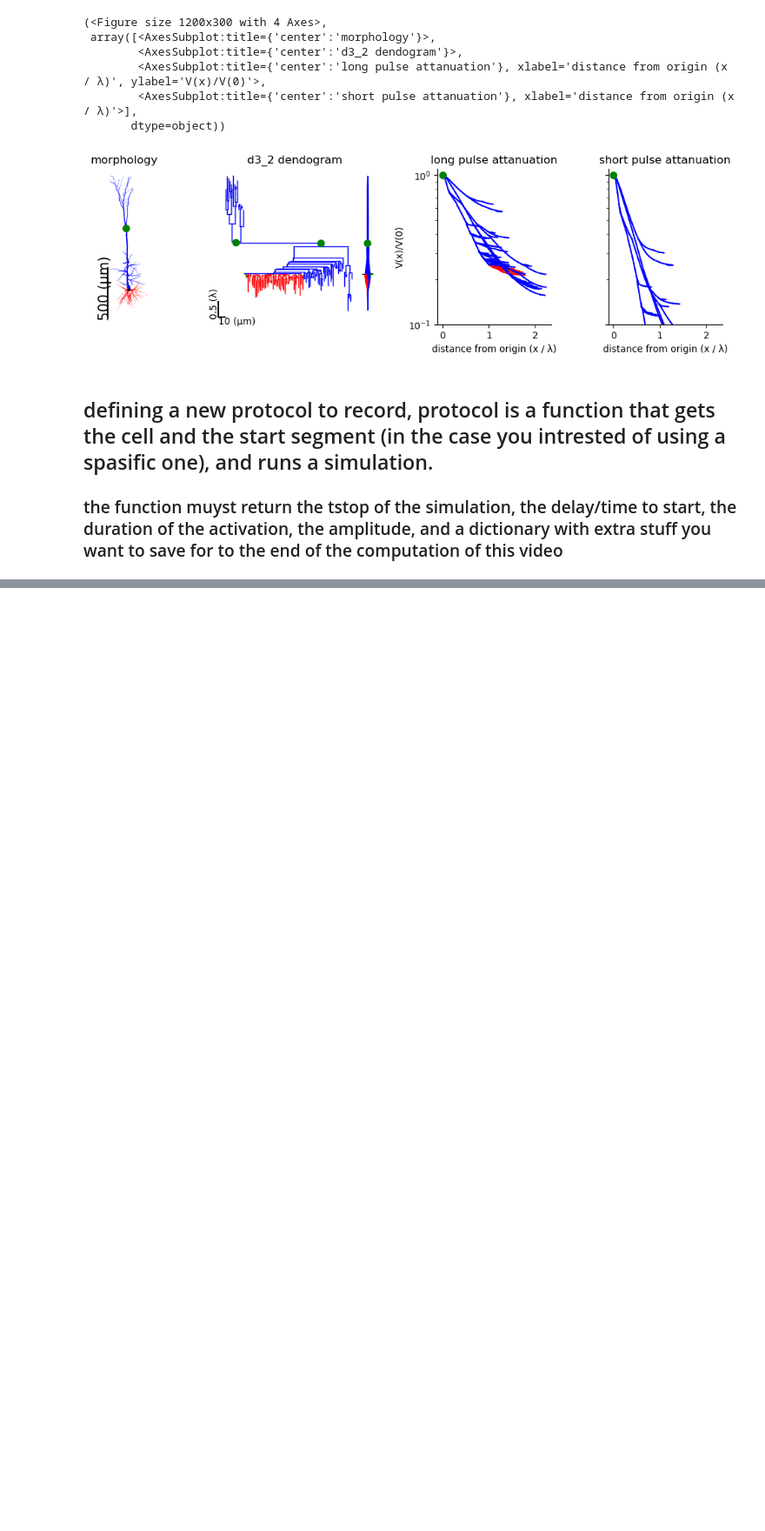
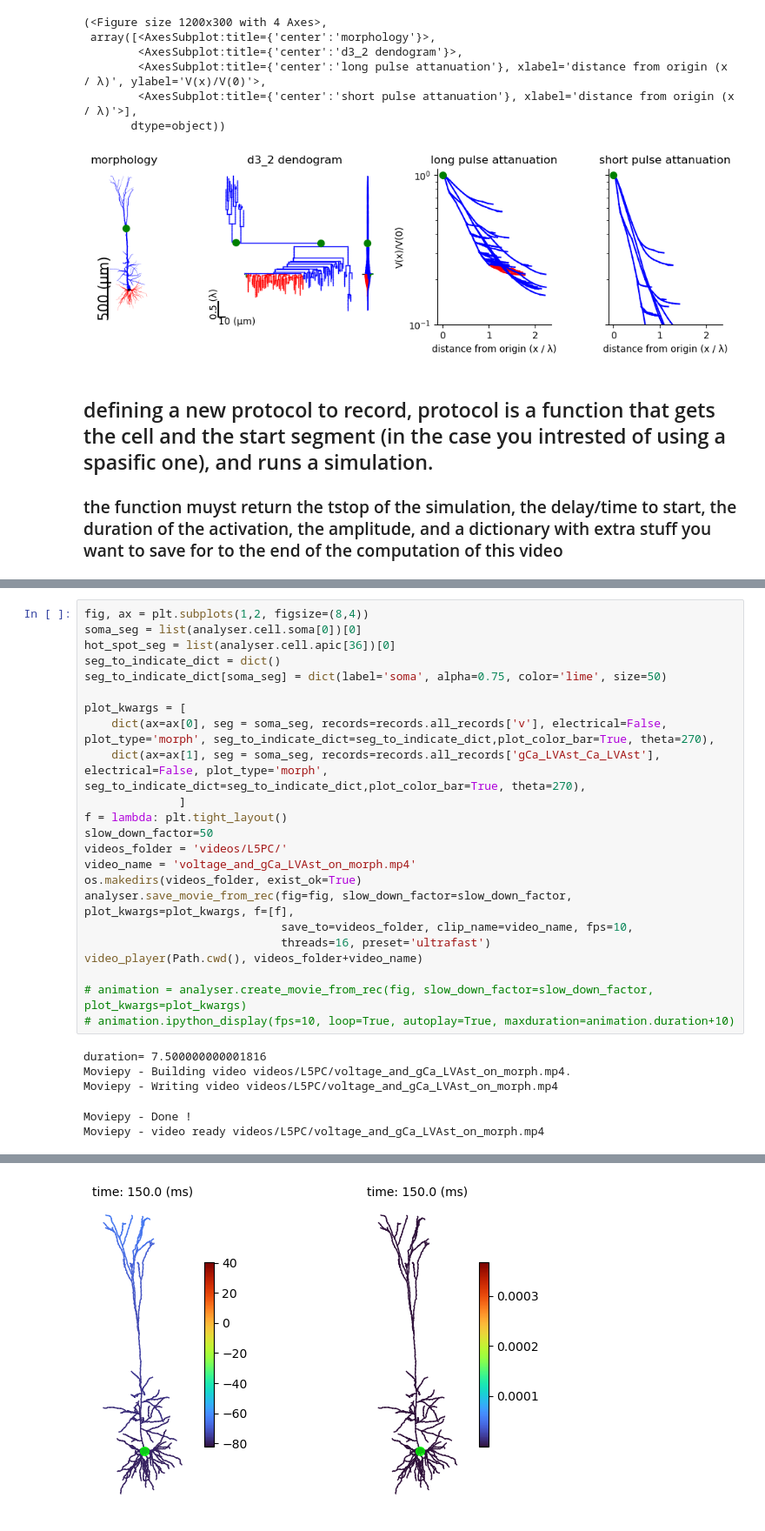
Before and after one commit to YoniLeibner/Neuron_analysis_tool, a Jupyter notebook: Neuron_analysis_tool/example-L5pc.ipynb, the cells around one changed output, grey strips where cells are left out. Shown at 87% size. Cells and saved outputs as stored; diff of their text form; blank space fills up the shorter version.

```diff
--- a/Neuron_analysis_tool/example-L5pc.ipynb
+++ b/Neuron_analysis_tool/example-L5pc.ipynb
@@ -160,0 +139,29 @@ Moviepy - video ready __temp__.mp4
+# %%
+fig, ax = plt.subplots(1,2, figsize=(8,4))
+soma_seg = list(analyser.cell.soma[0])[0]
+hot_spot_seg = list(analyser.cell.apic[36])[0]
+seg_to_indicate_dict = dict()
+seg_to_indicate_dict[soma_seg] = dict(label='soma', alpha=0.75, color='lime', size=50)
+
+plot_kwargs = [
+    dict(ax=ax[0], seg = soma_seg, records=records.all_records['v'], electrical=False, plot_type='morph', seg_to_indicate_dict=seg_to_indicate_dict,plot_color_bar=True, theta=270),
+    dict(ax=ax[1], seg = soma_seg, records=records.all_records['gCa_LVAst_Ca_LVAst'], electrical=False, plot_type='morph', seg_to_indicate_dict=seg_to_indicate_dict,plot_color_bar=True, theta=270),
+              ]
+f = lambda: plt.tight_layout()
+slow_down_factor=50
+videos_folder = 'videos/L5PC/'
+video_name = 'voltage_and_gCa_LVAst_on_morph.mp4'
+os.makedirs(videos_folder, exist_ok=True)
+analyser.save_movie_from_rec(fig=fig, slow_down_factor=slow_down_factor, plot_kwargs=plot_kwargs, f=[f],
+                             save_to=videos_folder, clip_name=video_name, fps=10,
+                             threads=16, preset='ultrafast')
+video_player(Path.cwd(), videos_folder+video_name)
+
+# animation = analyser.create_movie_from_rec(fig, slow_down_factor=slow_down_factor, plot_kwargs=plot_kwargs)
+# animation.ipython_display(fps=10, loop=True, autoplay=True, maxduration=animation.duration+10)
+# %% [output]
+duration= 7.500000000001816
+Moviepy - Building video videos/L5PC/voltage_and_gCa_LVAst_on_morph.mp4.
+Moviepy - Writing video videos/L5PC/voltage_and_gCa_LVAst_on_morph.mp4
+Moviepy - Done !
+Moviepy - video ready videos/L5PC/voltage_and_gCa_LVAst_on_morph.mp4
@@ -160,0 +169 @@ Moviepy - video ready __temp__.mp4
+[figure, added]
```
Also changed, not shown: parts of 20 cells of this notebook, 54 other files.
